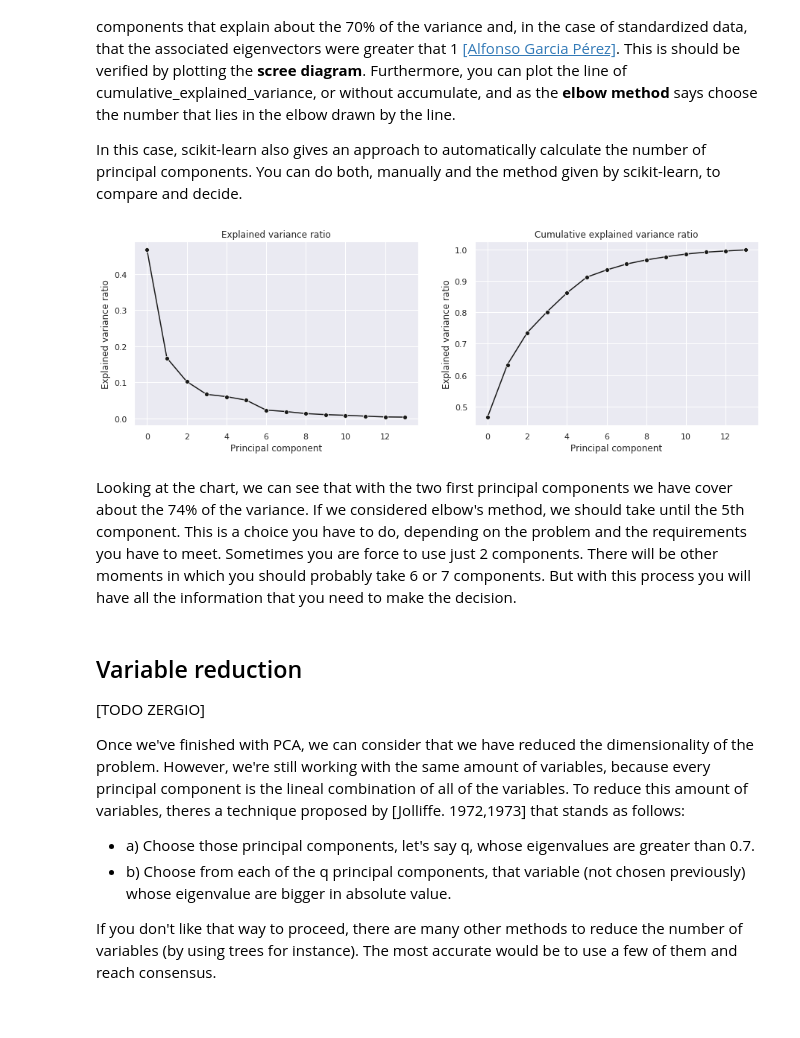
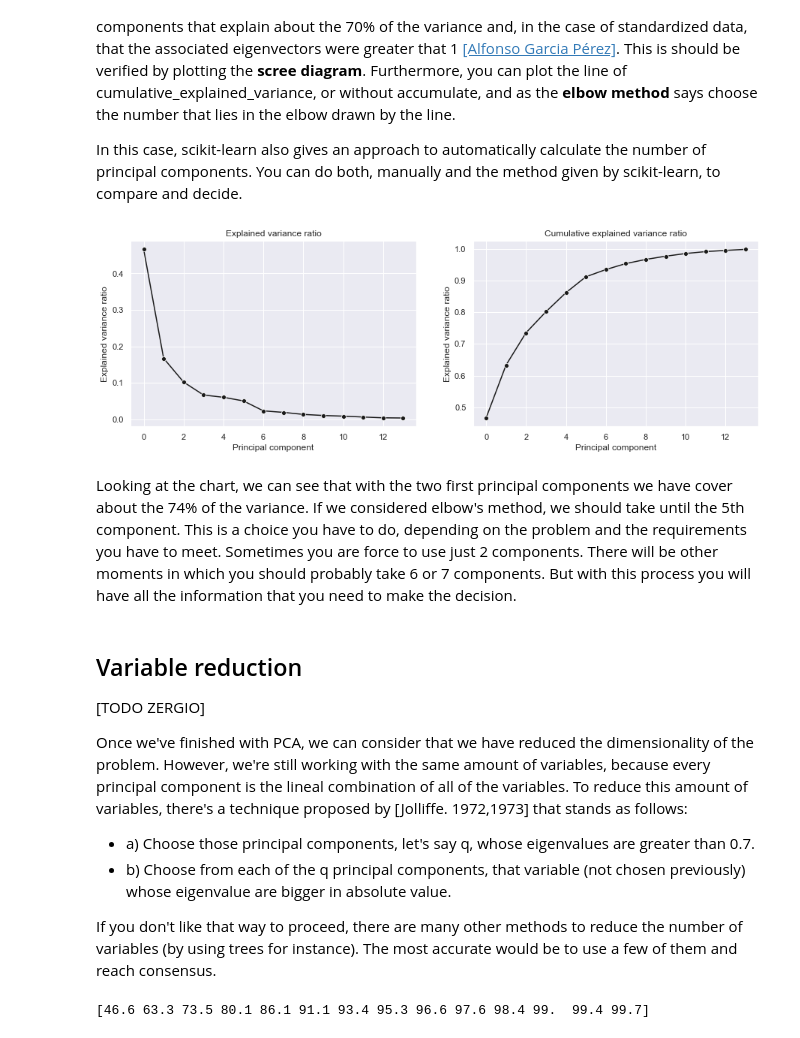
Before and after one commit to serrodcal-data-scientist/dataLab1, a Jupyter notebook: EDA.ipynb, the cells around one changed output. Cells and saved outputs as stored; diff of their text form; code cells hidden in the pictures.

Commit message:
variable reduction wip

```diff
--- a/EDA.ipynb
+++ b/EDA.ipynb
@@ -200,17 +213,18 @@ def plot_explained_variance(pca, cumm=False):
     plt.xlabel('Principal component')
     plt.ylabel('Explained variance ratio')
 # %%
-pca = PCA(n_components=sc_num_df.shape[1] - 1)
+n_components = sc_num_df.shape[1] - 1
+pca = PCA(n_components=n_components)
 principal_components = pca.fit_transform(sc_num_df)
 fig = plt.figure(figsize=(15,10))
 plt.subplot(2,2,1)
 plt.title('Explained variance ratio')
 plot_explained_variance(pca)
 plt.subplot(2,2,2)
 plt.title('Cumulative explained variance ratio')
 plot_explained_variance(pca, cumm=True)
 # %% [output]
-[figure, old version]
+[figure, new version]
 # %% [markdown]
 Looking at the chart, we can see that with the two first principal components we have cover about the 74% of the variance. If we considered elbow's method, we should take until the 5th component. This is a choice you have to do, depending on the problem and the requirements you have to meet. Sometimes you are force to use just 2 components. There will be other moments in which you should probably take 6 or 7 components. But with this process you will have all the information that you need to make the decision.
 # %% [markdown]
@@ -218,8 +232,14 @@ Looking at the chart, we can see that with the two first principal components we
 
 \[TODO ZERGIO\]
 
-Once we've finished with PCA, we can consider that we have reduced the dimensionality of the problem. However, we're still working with the same amount of variables, because every principal component is the lineal combination of all of the variables. To reduce this amount of variables, theres a technique proposed by [Jolliffe. 1972,1973] that stands as follows:
+Once we've finished with PCA, we can consider that we have reduced the dimensionality of the problem. However, we're still working with the same amount of variables, because every principal component is the lineal combination of all of the variables. To reduce this amount of variables, there's a technique proposed by [Jolliffe. 1972,1973] that stands as follows:
  * a) Choose those principal components, let's say q, whose eigenvalues are greater than 0.7.
  * b) Choose from each of the q principal components, that variable (not chosen previously) whose eigenvalue are bigger in absolute value.
 
 If you don't like that way to proceed, there are many other methods to reduce the number of variables (by using trees for instance). The most accurate would be to use a few of them and reach consensus.
+# %%
+evr = pca.explained_variance_ratio_
+var=np.cumsum(np.round(evr, decimals=3)*100)
+print(var)
+# %% [output]
+[46.6 63.3 73.5 80.1 86.1 91.1 93.4 95.3 96.6 97.6 98.4 99.  99.4 99.7]
```
Also changed, not shown: parts of 5 cells of this notebook.
